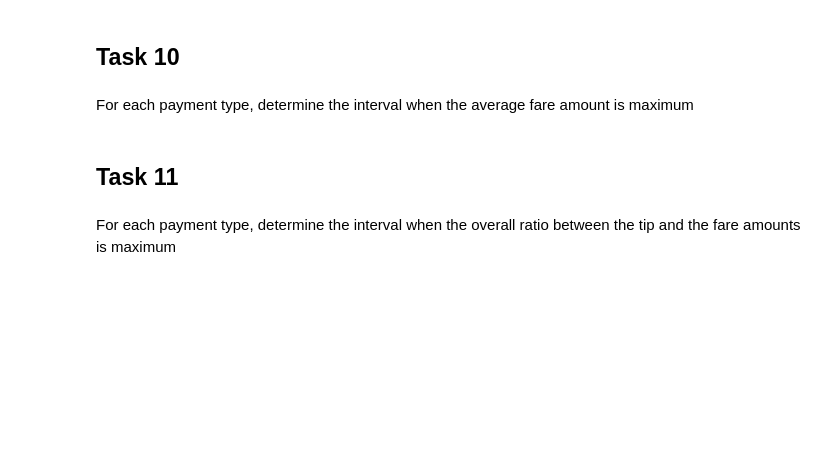
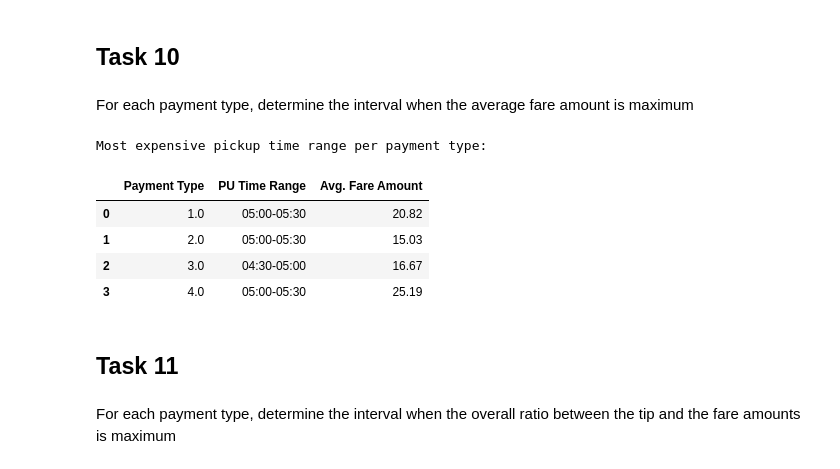
Before and after one commit to FrancescaNegriUniMiB/focsproject, a Jupyter notebook: Foundations_CS_2425.ipynb, the cells around one changed output. Cells and saved outputs as stored; diff of their text form; code cells hidden in the pictures; blank space fills up the shorter version.

Commit message:
tasks 8-11 ok

```diff
--- a/Foundations_CS_2425.ipynb
+++ b/Foundations_CS_2425.ipynb
@@ -223,6 +392,21 @@ For each payment type and each interval, determine the average fare amount
 ## Task 10
 # %% [markdown]
 For each payment type, determine the interval when the average fare amount is maximum
+# %%
+#Using avg_fare_amount from task 9
+
+max_avg_fare = avg_fare_amount.loc[avg_fare_amount.groupby('Payment Type')\
+                                            ['Avg. Fare Amount'].idxmax()].reset_index(drop=True)
+
+print("Most expensive pickup time range per payment type:\n")
+display(max_avg_fare)
+# %% [output]
+Most expensive pickup time range per payment type:
+|  | Payment Type | PU Time Range | Avg. Fare Amount |
+| 0 | 1.0 | 05:00-05:30 | 20.82 |
+| 1 | 2.0 | 05:00-05:30 | 15.03 |
+| 2 | 3.0 | 04:30-05:00 | 16.67 |
+| 3 | 4.0 | 05:00-05:30 | 25.19 |
 # %% [markdown]
 ## Task 11
 # %% [markdown]
```
Also changed, not shown: parts of 12 cells of this notebook.
